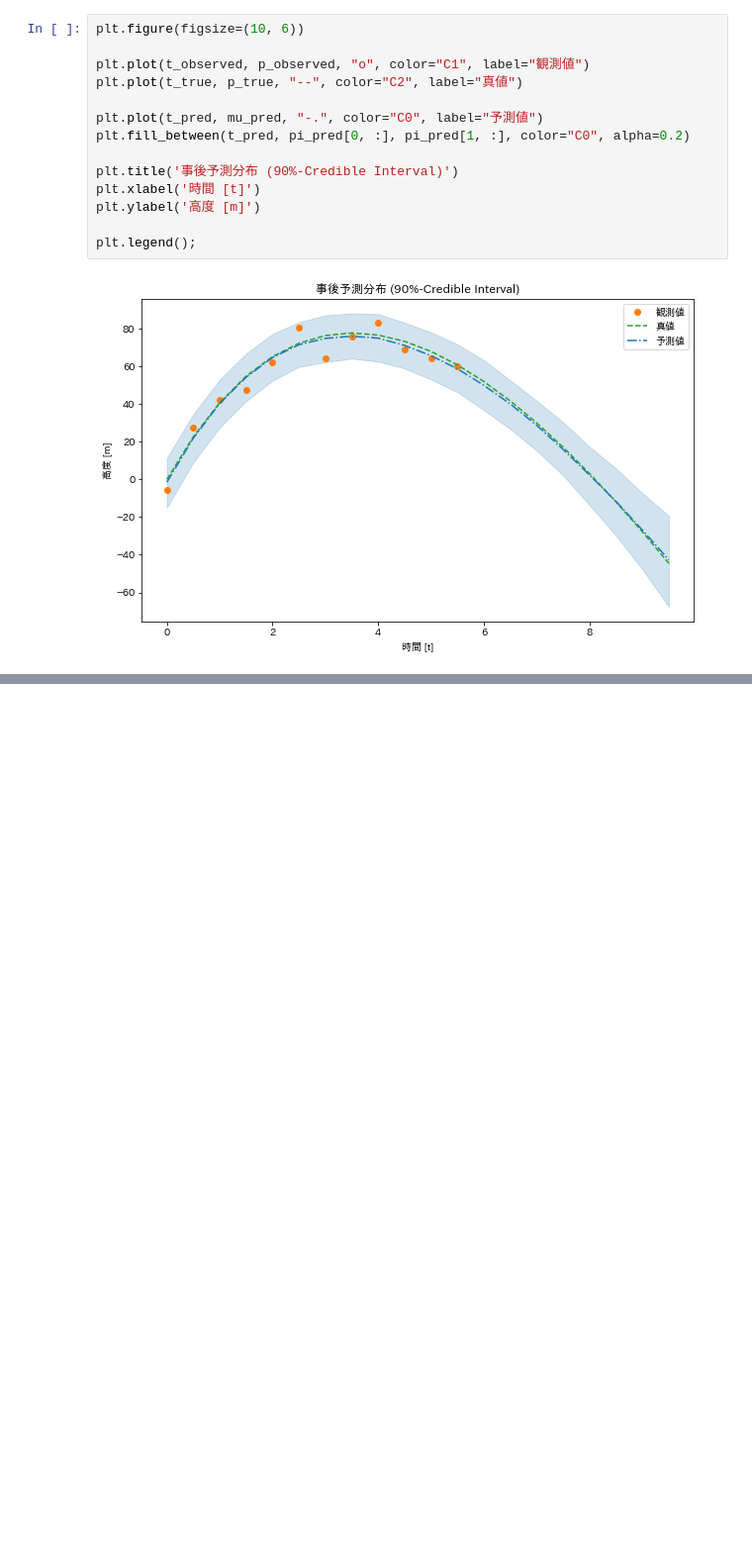
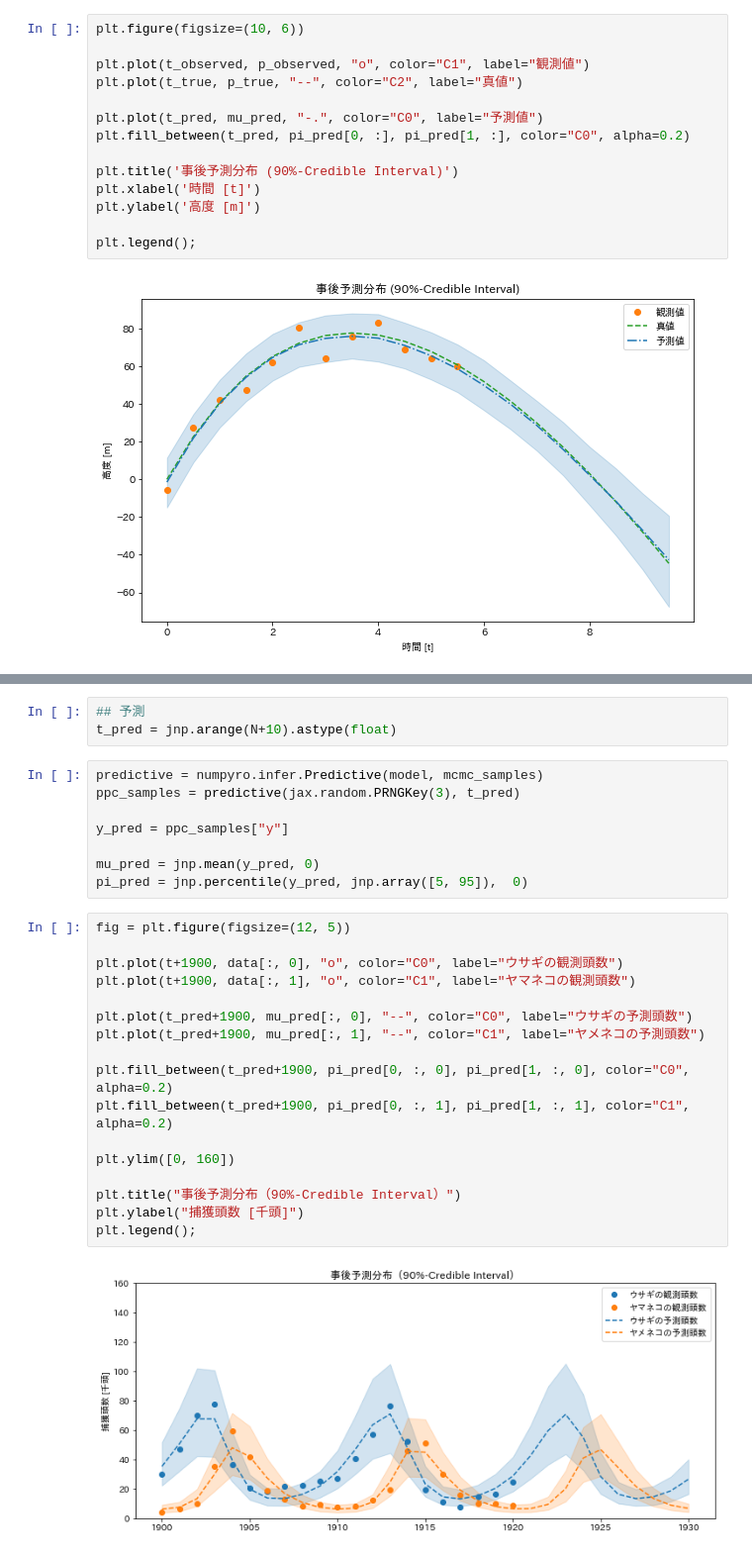
Before and after one commit to gomi-kuzu/practice_bayes_by_py, a Jupyter notebook: Ud_NPR_Ad_Sec5.ipynb, the cells around one changed output, grey strips where cells are left out. Shown at 99% size. Drawn from its saved outputs; the diff is of its cells as text; blank space fills up the shorter version.

```diff
--- a/Ud_NPR_Ad_Sec5.ipynb
+++ b/Ud_NPR_Ad_Sec5.ipynb
@@ -158,0 +255,30 @@ plt.legend();
+# %%
+## 予測
+t_pred = jnp.arange(N+10).astype(float)
+# %%
+predictive = numpyro.infer.Predictive(model, mcmc_samples)
+ppc_samples = predictive(jax.random.PRNGKey(3), t_pred)
+
+y_pred = ppc_samples["y"]
+
+mu_pred = jnp.mean(y_pred, 0)
+pi_pred = jnp.percentile(y_pred, jnp.array([5, 95]),  0)
+# %%
+fig = plt.figure(figsize=(12, 5))
+
+plt.plot(t+1900, data[:, 0], "o", color="C0", label="ウサギの観測頭数")
+plt.plot(t+1900, data[:, 1], "o", color="C1", label="ヤマネコの観測頭数")
+
+plt.plot(t_pred+1900, mu_pred[:, 0], "--", color="C0", label="ウサギの予測頭数")
+plt.plot(t_pred+1900, mu_pred[:, 1], "--", color="C1", label="ヤメネコの予測頭数")
+
+plt.fill_between(t_pred+1900, pi_pred[0, :, 0], pi_pred[1, :, 0], color="C0", alpha=0.2)
+plt.fill_between(t_pred+1900, pi_pred[0, :, 1], pi_pred[1, :, 1], color="C1", alpha=0.2)
+
+plt.ylim([0, 160])
+
+plt.title("事後予測分布（90%-Credible Interval）")
+plt.ylabel("捕獲頭数 [千頭]")
+plt.legend();
+# %% [output]
+[figure, added]
```
Also changed, not shown: parts of 16 cells of this notebook.
